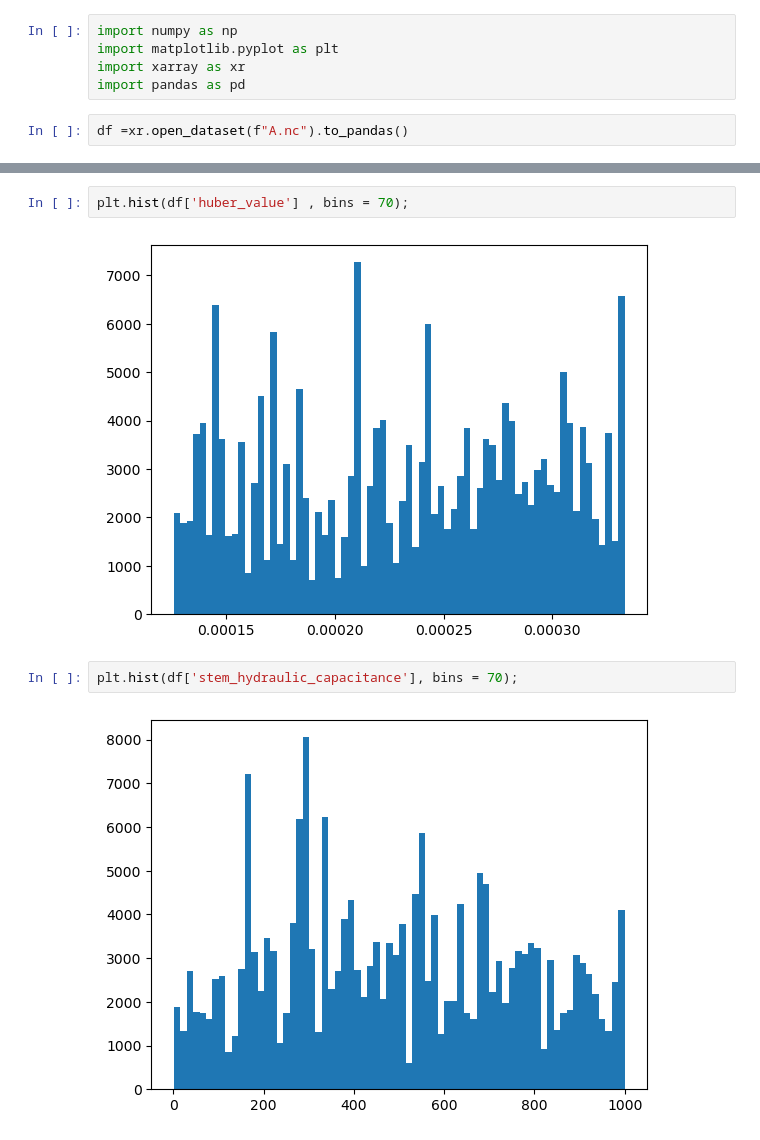
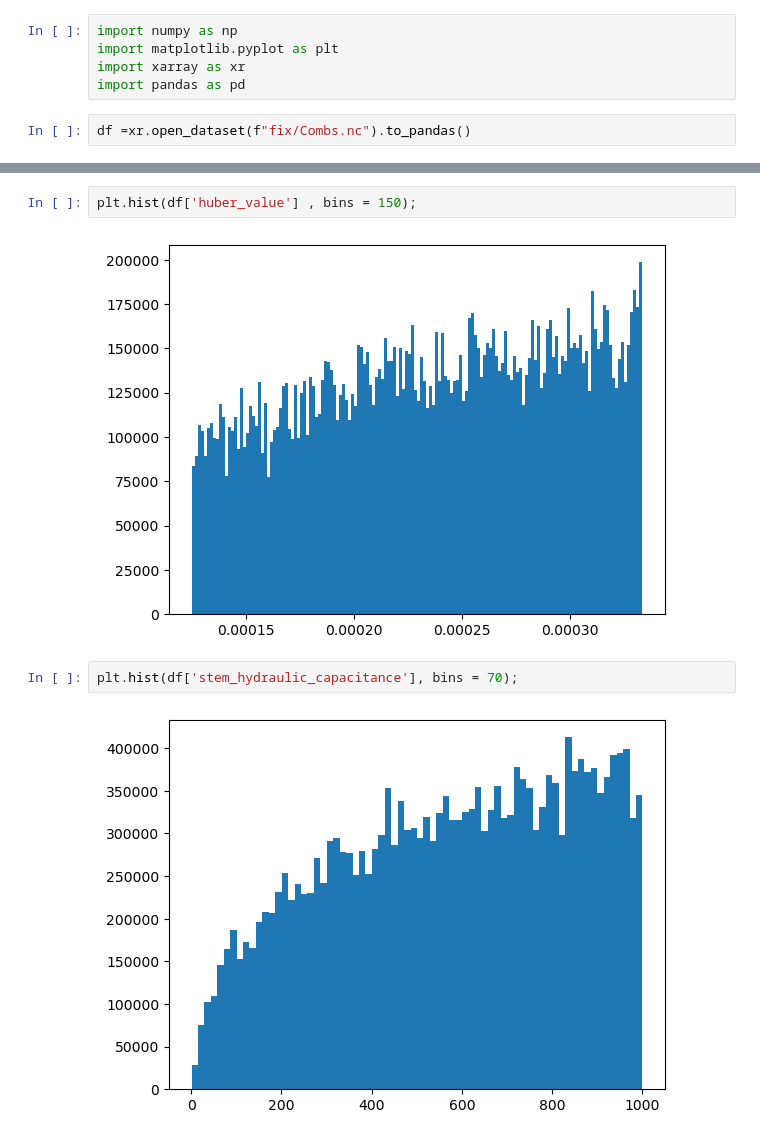
Before and after one commit to PhillipPapastefanou/SimPHony, a Jupyter notebook: py/appl/MCMC/lol.ipynb, the cells around one changed output, grey strips where cells are left out. Drawn from its saved outputs; the diff is of its cells as text.

```diff
--- a/py/appl/MCMC/lol.ipynb
+++ b/py/appl/MCMC/lol.ipynb
@@ -4,4 +4,4 @@ import matplotlib.pyplot as plt
 import xarray as xr
 import pandas as pd
 # %%
-df =xr.open_dataset(f"A.nc").to_pandas()
+df =xr.open_dataset(f"fix/Combs.nc").to_pandas()
@@ -41,11 +43,11 @@ plt.hist(np.log10(df['k_soil_sat']) , bins = 70);
 # %%
-plt.hist(df['huber_value'] , bins = 70);
+plt.hist(df['huber_value'] , bins = 150);
 # %% [output]
-[figure, old version]
+[figure, new version]
 # %%
 plt.hist(df['stem_hydraulic_capacitance'], bins = 70);
 # %% [output]
-[figure, old version]
+[figure, new version]
 # %%
 plt.hist(df['g1'], bins=70);
 # %% [output]
```
Also changed, not shown: parts of 15 cells of this notebook, 16 other files.
